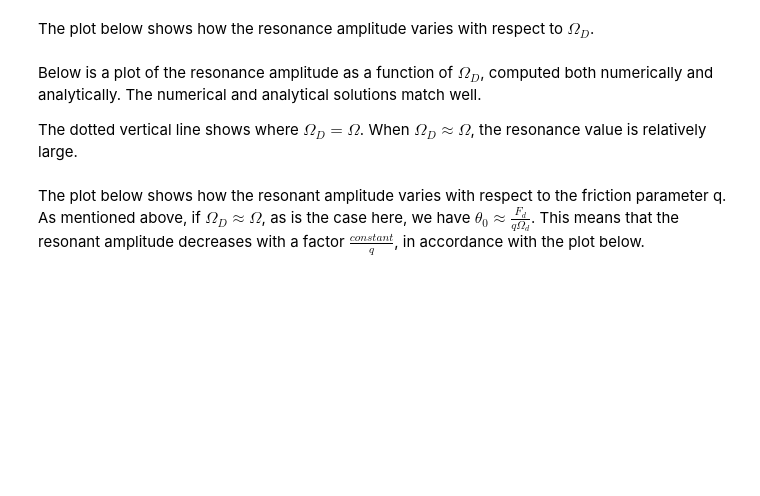
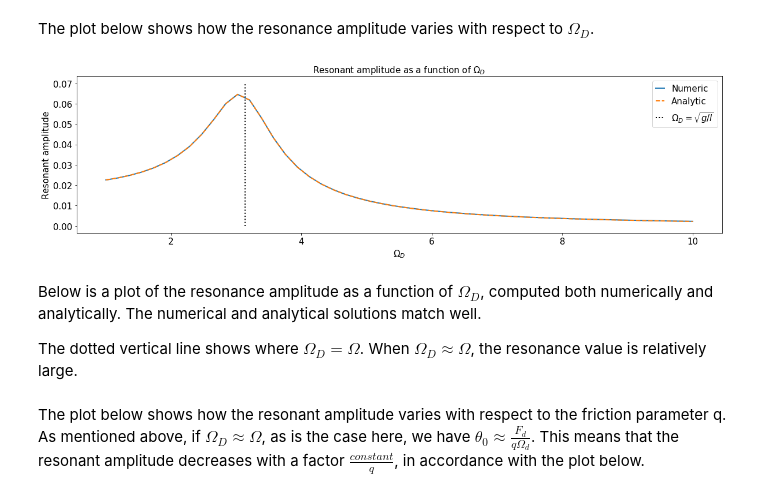
Before and after one commit to sigriaun/pendulum2, a Jupyter notebook: pendulum2.ipynb, the cells around one changed output. Drawn from its saved outputs; the diff is of its cells as text; code cells hidden in the pictures; blank space fills up the shorter version.

```diff
--- a/pendulum2.ipynb
+++ b/pendulum2.ipynb
@@ -186,25 +192,45 @@ The plot below shows how the resonance amplitude varies with respect to $\Omega_
 # %%
 """Dependence of Omega_D"""
 nsteps_omega_D = 4000
 
 
-#skal finne resonans amplituden
+#finding the resonant amplitude
 def resonant_amplitude(theta_list):
-    midle_of_list= int(nsteps_f/4*3)
-    return np.max(theta_list[midle_of_list:])
+    #returning the largest value of theta on the last quarter of the list of theta values
+    return np.max(theta_list[int(nsteps_f/4*3):])
 
+#calculating the resonant amplitude analytically
 def analytic_resonant_amplitude(Fd,omegaD=Omega_D,q=q0):
     return Fd/np.sqrt( (g/l - omegaD**2)**2 + (q*omegaD)**2 )
 
-#list_of_omega_D = np.linspace(0.5,10,100)
-list_of_omega_D = np.linspace(1,10,50) ###tester bare SLETT DENNE TIL SLUTT!!!!
+#making list of 50 omega D values between 1 and 10
+list_of_omega_D = np.linspace(1,10,50)
+#making list to save values of the resonant amplitude
 amplitudes_omega_D=np.zeros(len(list_of_omega_D))
 
 for i in range(len(list_of_omega_D)):
     omega_i = list_of_omega_D[i]
+    #Calculating theta values using Runge Kutta
     x_i, t= Kutta4(f_forced,0,x0,delta_t,nsteps_omega_D,q0,omega_i)
     theta_i = x_i[:,0]
+    #calculating the resonant amplitudes
     amplitudes_omega_D[i] = resonant_amplitude(theta_i)
+
+
+#list of analytically calculated resonant amplitudes
+analytic_ra_omega_D = analytic_resonant_amplitude(Fd,omegaD=list_of_omega_D)
+
+#plotting
+plt.title(r"Resonant amplitude as a function of $\Omega_D$")
+plt.plot(list_of_omega_D,amplitudes_omega_D, label = 'Numeric')
+plt.plot(list_of_omega_D,analytic_ra_omega_D, linestyle='--', label = "Analytic" )
+plt.xlabel(r'$\Omega_D$')
+plt.ylabel('Resonant amplitude')
+plt.vlines(np.sqrt(g/l),0,0.07,linestyle=':', label = r'$\Omega_D = \sqrt{g/l}$' )
+plt.legend()
+plt.show()
+# %% [output]
+[figure, added]
 # %% [markdown]
 Below is a plot of the resonance amplitude as a function of $\Omega_D$, computed both numerically and analytically. The numerical and analytical solutions match well.
 
```
Also changed, not shown: parts of 4 cells of this notebook.
